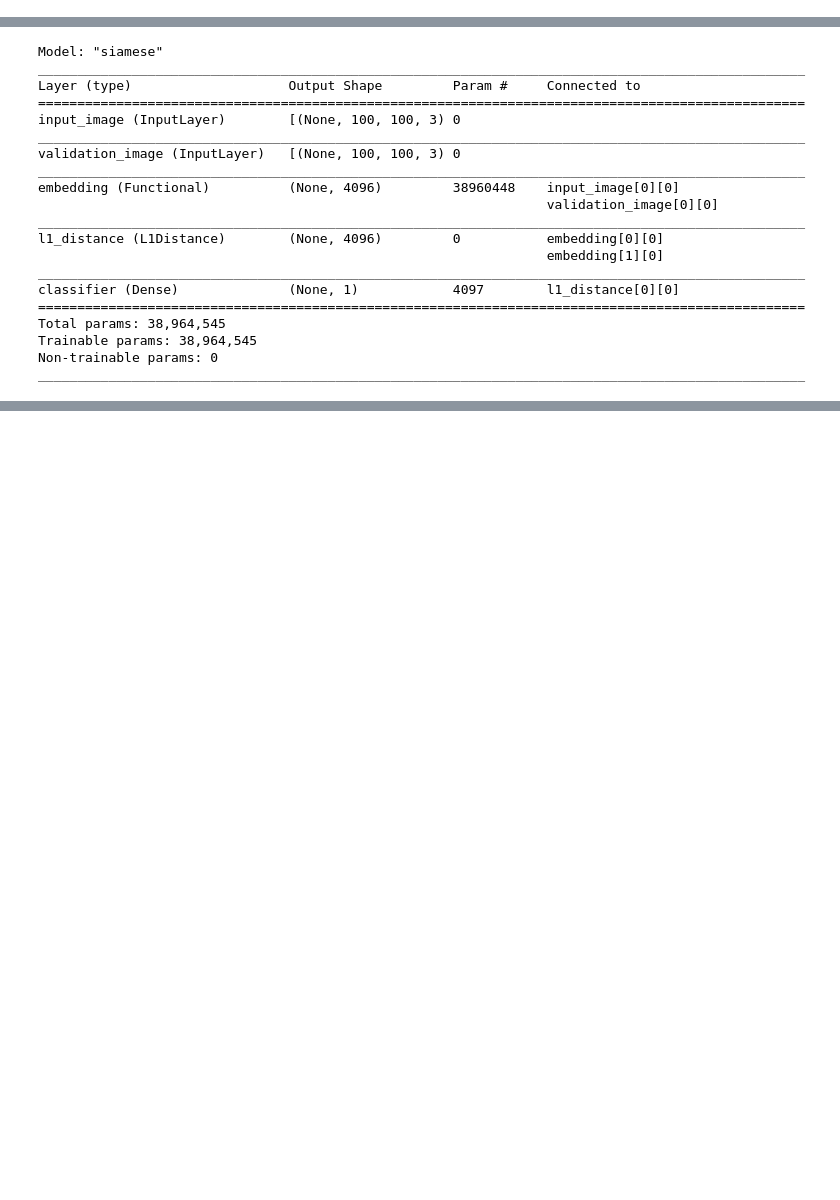
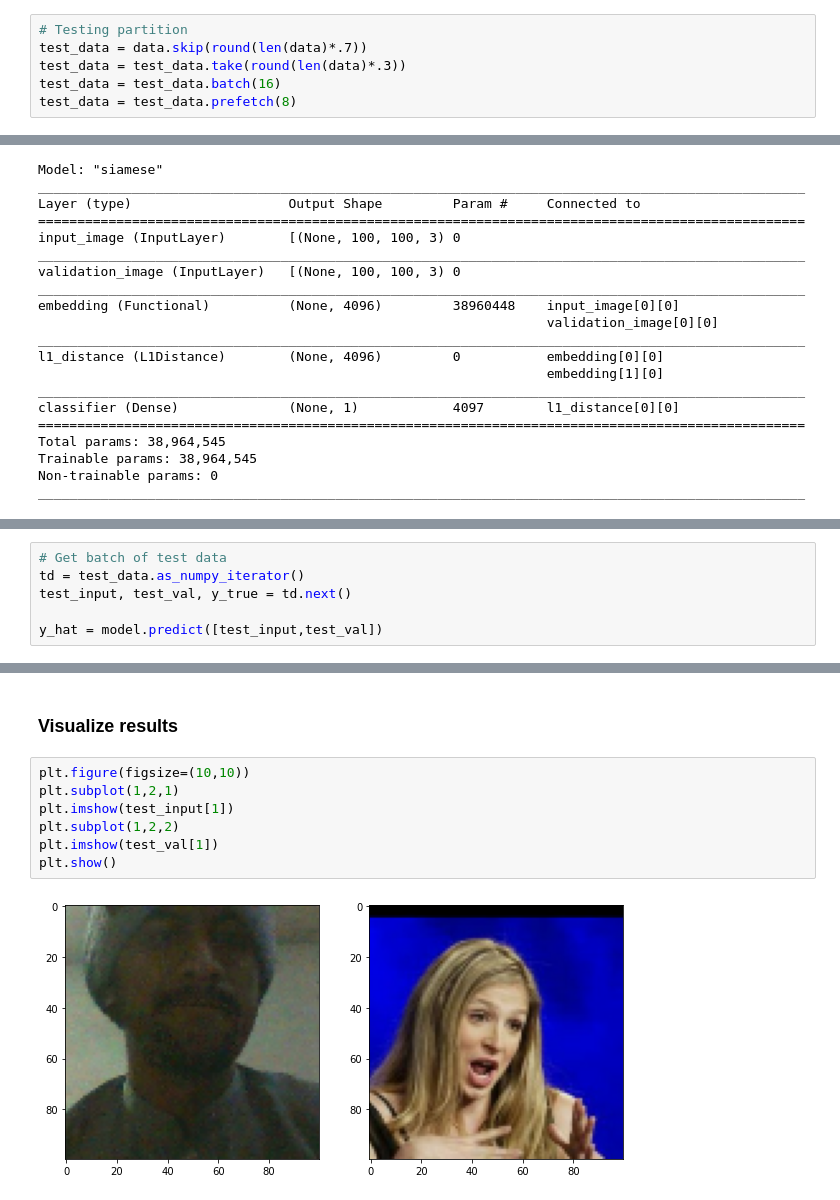
Before and after one commit to concaption/facial-verification-with-siamese-network, a Jupyter notebook: Facial Verification with Siamese Network.ipynb, the cells around one changed output, grey strips where cells are left out. Drawn from its saved outputs; the diff is of its cells as text; blank space fills up the shorter version.

```diff
--- a/Facial Verification with Siamese Network.ipynb
+++ b/Facial Verification with Siamese Network.ipynb
@@ -265,5 +192,11 @@ train_data, test_data = data.take(int(len(data)*0.7)), data.skip(int(len(data)*0
 train_data = train_data.batch(16)
 train_data = train_data.prefetch(8)
+# %%
+# Testing partition
+test_data = data.skip(round(len(data)*.7))
+test_data = test_data.take(round(len(data)*.3))
+test_data = test_data.batch(16)
+test_data = test_data.prefetch(8)
 # %%
 # train_data
 # train_samples = train_data.as_numpy_iterator()
@@ -350,0 +375,6 @@ ________________________________________________________________________________
+# %%
+# Get batch of test data
+td = test_data.as_numpy_iterator()
+test_input, test_val, y_true = td.next()
+
+y_hat = model.predict([test_input,test_val])
@@ -350,0 +409,11 @@ ________________________________________________________________________________
+# %% [markdown]
+### Visualize results
+# %%
+plt.figure(figsize=(10,10))
+plt.subplot(1,2,1)
+plt.imshow(test_input[1])
+plt.subplot(1,2,2)
+plt.imshow(test_val[1])
+plt.show()
+# %% [output]
+[figure, added]
```
Also changed, not shown: parts of 35 cells of this notebook, 1 other file.
